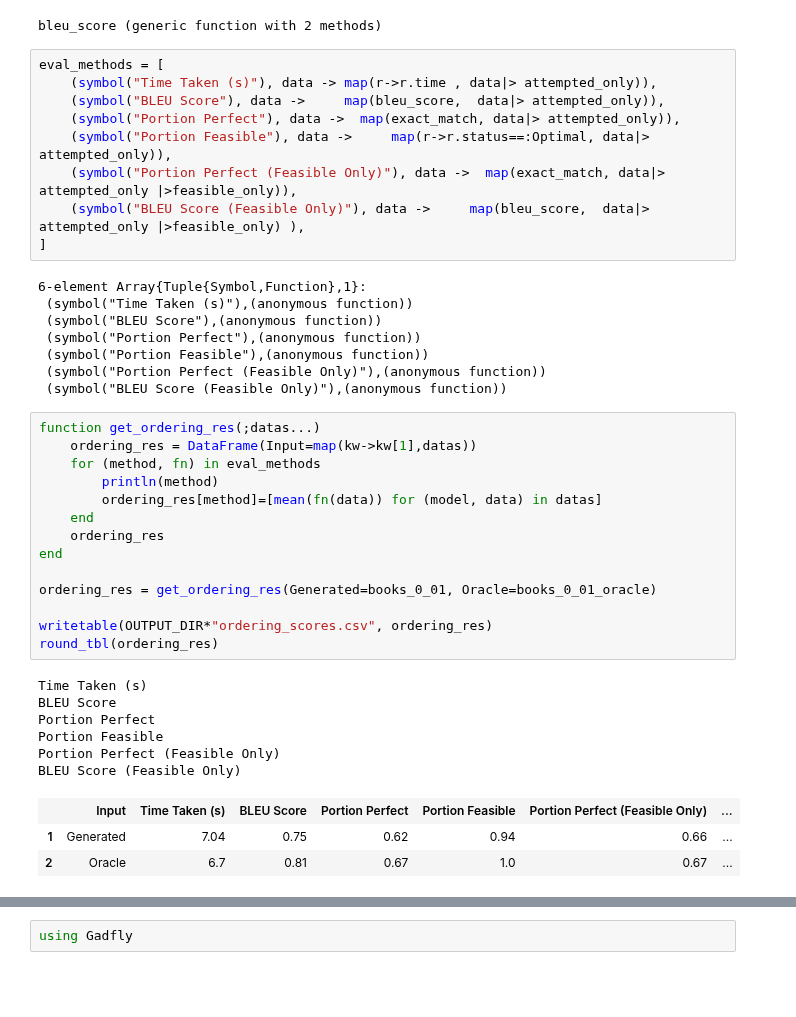
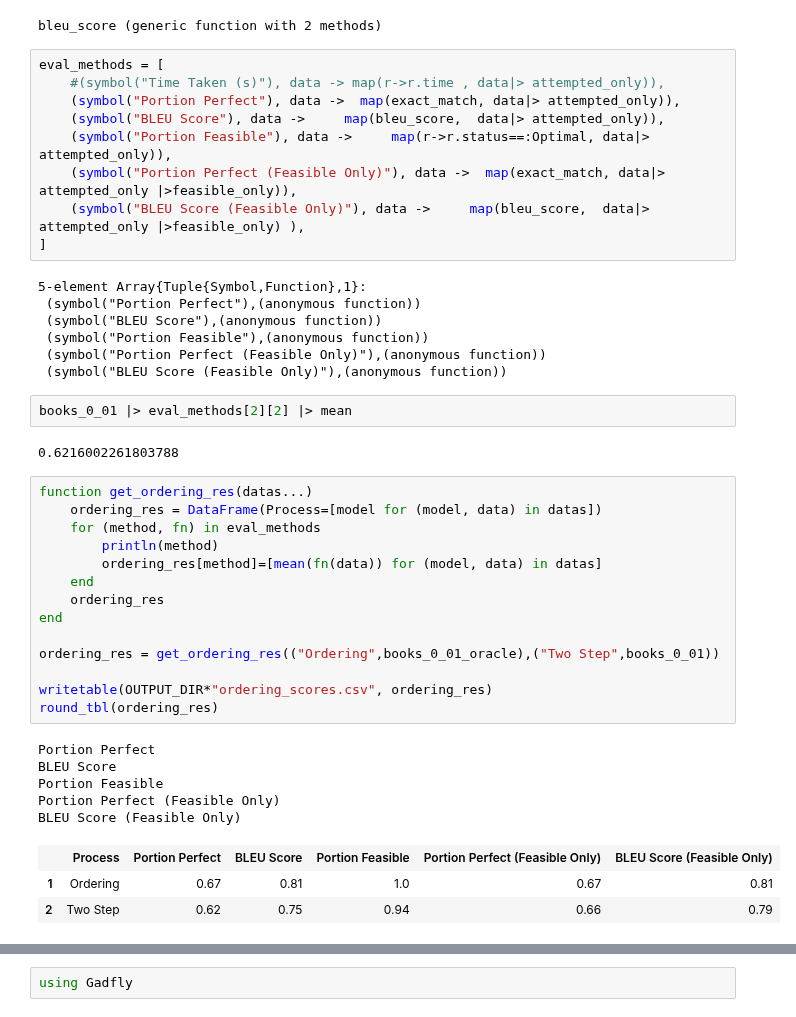
Before and after one commit to oxinabox/phd, a Jupyter notebook: prototypes/SumOfWordEmbeddings/ResAna.ipynb, the cells around one changed output, grey strips where cells are left out. Drawn from its saved outputs; the diff is of its cells as text; blank space fills up the shorter version.

```diff
--- a/prototypes/SumOfWordEmbeddings/ResAna.ipynb
+++ b/prototypes/SumOfWordEmbeddings/ResAna.ipynb
@@ -318,45 +361,47 @@ end
 bleu_score (generic function with 2 methods)
 # %%
 eval_methods = [
-    (symbol("Time Taken (s)"), data -> map(r->r.time , data|> attempted_only)),
+    #(symbol("Time Taken (s)"), data -> map(r->r.time , data|> attempted_only)),
+    (symbol("Portion Perfect"), data ->  map(exact_match, data|> attempted_only)),
     (symbol("BLEU Score"), data ->     map(bleu_score,  data|> attempted_only)),
-    (symbol("Portion Perfect"), data ->  map(exact_match, data|> attempted_only)),
     (symbol("Portion Feasible"), data ->     map(r->r.status==:Optimal, data|> attempted_only)),
     (symbol("Portion Perfect (Feasible Only)"), data ->  map(exact_match, data|> attempted_only |>feasible_only)),
     (symbol("BLEU Score (Feasible Only)"), data ->     map(bleu_score,  data|> attempted_only |>feasible_only) ),
 ]
 # %% [output]
-6-element Array{Tuple{Symbol,Function},1}:
- (symbol("Time Taken (s)"),(anonymous function))
+5-element Array{Tuple{Symbol,Function},1}:
+ (symbol("Portion Perfect"),(anonymous function))
  (symbol("BLEU Score"),(anonymous function))
- (symbol("Portion Perfect"),(anonymous function))
  (symbol("Portion Feasible"),(anonymous function))
  (symbol("Portion Perfect (Feasible Only)"),(anonymous function))
  (symbol("BLEU Score (Feasible Only)"),(anonymous function))
+# %%
+books_0_01 |> eval_methods[2][2] |> mean
+# %% [output]
+0.6216002261803788
 # %%
-function get_ordering_res(;datas...)
-    ordering_res = DataFrame(Input=map(kw->kw[1],datas))
+function get_ordering_res(datas...)
+    ordering_res = DataFrame(Process=[model for (model, data) in datas])
     for (method, fn) in eval_methods
         println(method)
         ordering_res[method]=[mean(fn(data)) for (model, data) in datas]
     end
     ordering_res
 end
 
-ordering_res = get_ordering_res(Generated=books_0_01, Oracle=books_0_01_oracle)
+ordering_res = get_ordering_res(("Ordering",books_0_01_oracle),("Two Step",books_0_01))
 
 writetable(OUTPUT_DIR*"ordering_scores.csv", ordering_res)
 round_tbl(ordering_res)
 # %% [output]
-Time Taken (s)
+Portion Perfect
 BLEU Score
-Portion Perfect
 Portion Feasible
 Portion Perfect (Feasible Only)
 BLEU Score (Feasible Only)
-|  | Input | Time Taken (s) | BLEU Score | Portion Perfect | Portion Feasible | Portion Perfect (Feasible Only) | ... |
-| 1 | Generated | 7.04 | 0.75 | 0.62 | 0.94 | 0.66 | ... |
-| 2 | Oracle | 6.7 | 0.81 | 0.67 | 1.0 | 0.67 | ... |
+|  | Process | Portion Perfect | BLEU Score | Portion Feasible | Portion Perfect (Feasible Only) | BLEU Score (Feasible Only) |
+| 1 | Ordering | 0.67 | 0.81 | 1.0 | 0.67 | 0.81 |
+| 2 | Two Step | 0.62 | 0.75 | 0.94 | 0.66 | 0.79 |
 # %%
 function mean_by_length{T<:OrderRecord}(rater::Function, data::Vector{T}, assessed_lengths)
     groups = groupby_value(r->length(r.reference), data) #r.reference is the ground truth sentence
```
Also changed, not shown: parts of 22 cells of this notebook, 2 other files.
